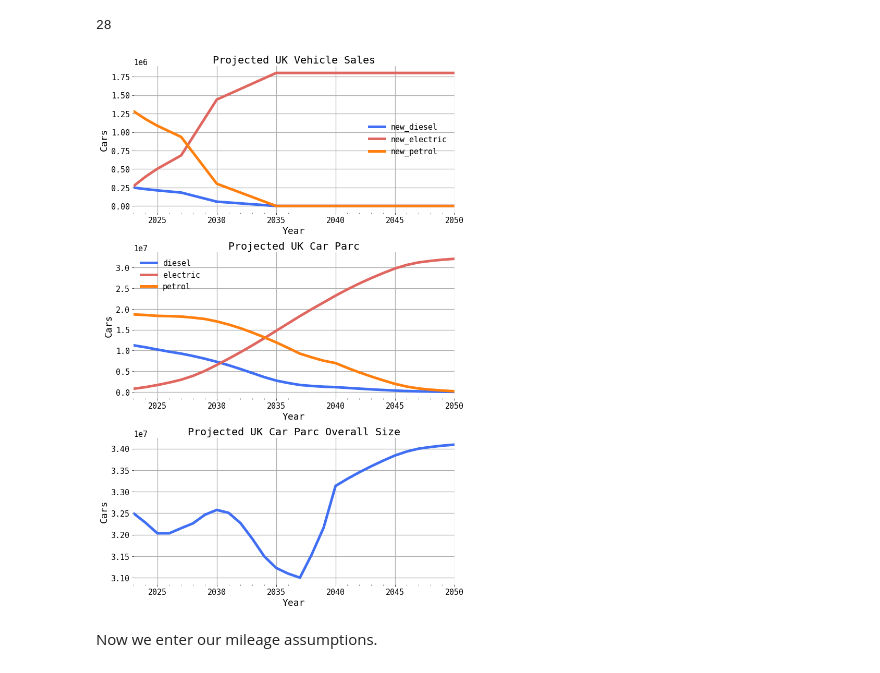
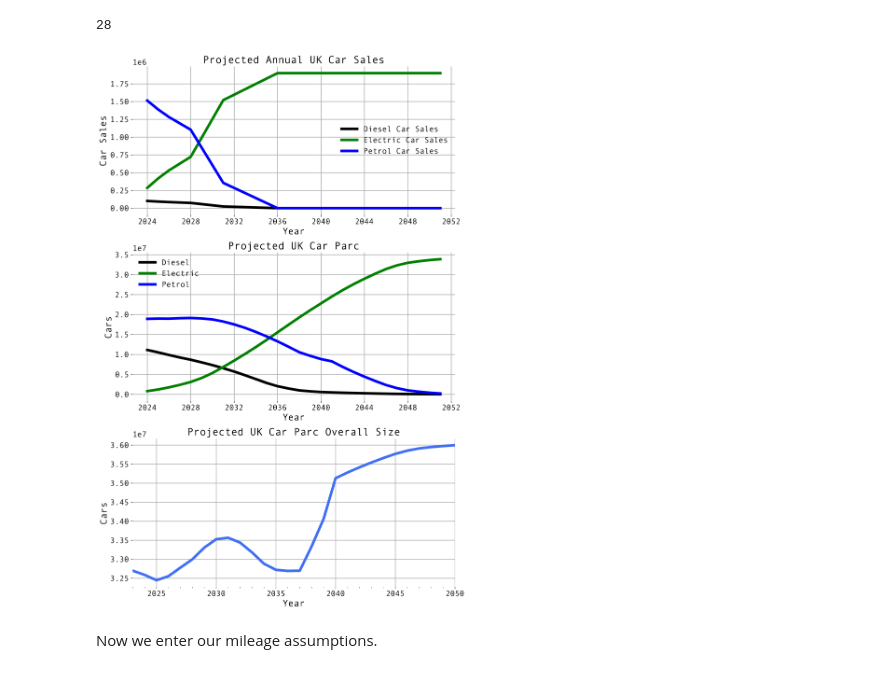
Before and after one commit to New-AutoMotive/zev_mandate, a Jupyter notebook: 01) UK Car Scenarios.ipynb, the cells around one changed output. Cells and saved outputs as stored; diff of their text form; code cells hidden in the pictures.

```diff
--- a/01) UK Car Scenarios.ipynb
+++ b/01) UK Car Scenarios.ipynb
@@ -273,7 +273,7 @@ ecc = ecc.drop(columns=['Total', 'Plug-in', 'Zero emission'])
 ecc = ecc.melt(id_vars=['Date', 'Geography', 'Date Interval', 'Units', 'BodyType'], value_vars=ecc.columns[5:]).rename(columns={'variable': 'fuelType'})
 
 ecc['fuelType'] = ecc.fuelType.apply(ft_cleaner_dft)
-ecc = ecc.groupby(['Date', 'fuelType']).sum().reset_index(['fuelType']).pivot(columns='fuelType').resample('Y').sum()
+ecc = ecc.drop(columns=['Geography', 'Date Interval', 'Units', 'BodyType']).groupby(['Date', 'fuelType']).sum().reset_index(['fuelType']).pivot(columns='fuelType').resample('Y').sum()
 ecc.columns = [x[1] for x in ecc.columns]
 ecc = 1000*ecc
 # %% [output]
@@ -531,3 +553,4 @@ Our forecast will be built into dataframe `dfp`
 # %%
 # How many ICE sales should we allocate to diesel registrations? This just takes the last year's diesel share of ICE sales, i.e. 11%
 diesel_share_of_ice = ecc[['Diesel', 'Petrol']].div(ecc[['Diesel', 'Petrol']].sum(axis=1), axis=0).iloc[-1].Diesel
+diesel_share_of_ice -= 0.1
@@ -551,7 +578,7 @@ years = dfp.index
 total_annual_retirements = ret[ret.index > start].sum(axis=1).values
 total_annual_sales = []
 sales = ecc.sum(axis=1).iloc[-5:].mean()
-sales = 1800000
+sales = 1900000
 # sales = ecc.sum(axis=1).mean()
 
 # By chosing all but the last 3 years, we're taking pre-pandemic growth
@@ -721,28 +748,40 @@ dfp['diesel'] = diesel_parc
 dfp['petrol'] = petrol_parc
 dfp['electric'] = electric_parc
 # %%
-fig, [ax3, ax, ax2] = plt.subplots(3, 1, figsize=(10, 15))
+fig, [ax3, ax, ax2] = plt.subplots(3, 1, figsize=(10, 15), dpi=300)
 
-dfp[['diesel', 'electric', 'petrol']].plot(ax=ax)
+# dfp[['diesel', 'electric', 'petrol']].plot(ax=ax, colors=['black', '#183363', 'green'])
+
+ax.plot(dfp.diesel, label='Diesel', color='black')
+ax.plot(dfp.electric, label='Electric', color='green')
+ax.plot(dfp.petrol, label='Petrol', color='blue')
 
 ax.set_title('Projected UK Car Parc')
 ax.set_ylabel('Cars')
 ax.set_xlabel('Year')
+
+ax.legend(['Diesel', 'Electric', 'Petrol'], loc='upper left')
 
 dfp.sum(axis=1).plot(ax=ax2)
 
 ax2.set_title('Projected UK Car Parc Overall Size')
 ax2.set_ylabel('Cars')
 ax2.set_xlabel('Year')
 
-dfp[['new_diesel', 'new_electric', 'new_petrol']].plot(ax=ax3)
+# dfp[['new_diesel', 'new_electric', 'new_petrol']].plot(ax=ax3)
+ax3.plot(dfp.new_diesel, label='Diesel', color='black')
+ax3.plot(dfp.new_electric, label='Electric', color='green')
+ax3.plot(dfp.new_petrol, label='Petrol', color='blue')
 
-ax3.set_title('Projected UK Vehicle Sales')
-ax3.set_ylabel('Cars')
+ax3.set_title('Projected Annual UK Car Sales')
+ax3.set_ylabel('Car Sales')
 ax3.set_xlabel('Year')
+
+ax3.legend(['Diesel Car Sales', 'Electric Car Sales', 'Petrol Car Sales'], loc='center right')
+
 
 plt.savefig('plots/projection.png', transparent=False, bbox_inches='tight', dpi=300)
 
 plt.show()
 # %% [output]
-[figure, old version]
+[figure, new version]
```
Also changed, not shown: parts of 54 cells of this notebook, 6 other files.
